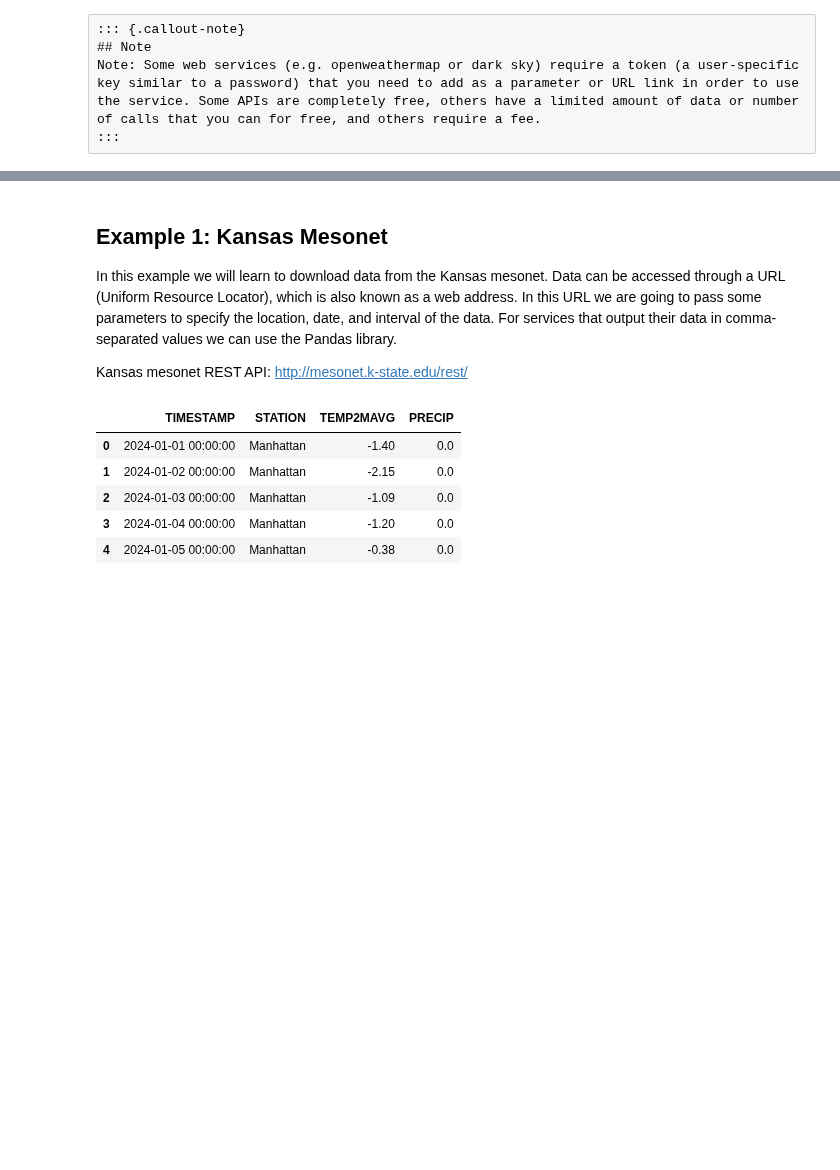
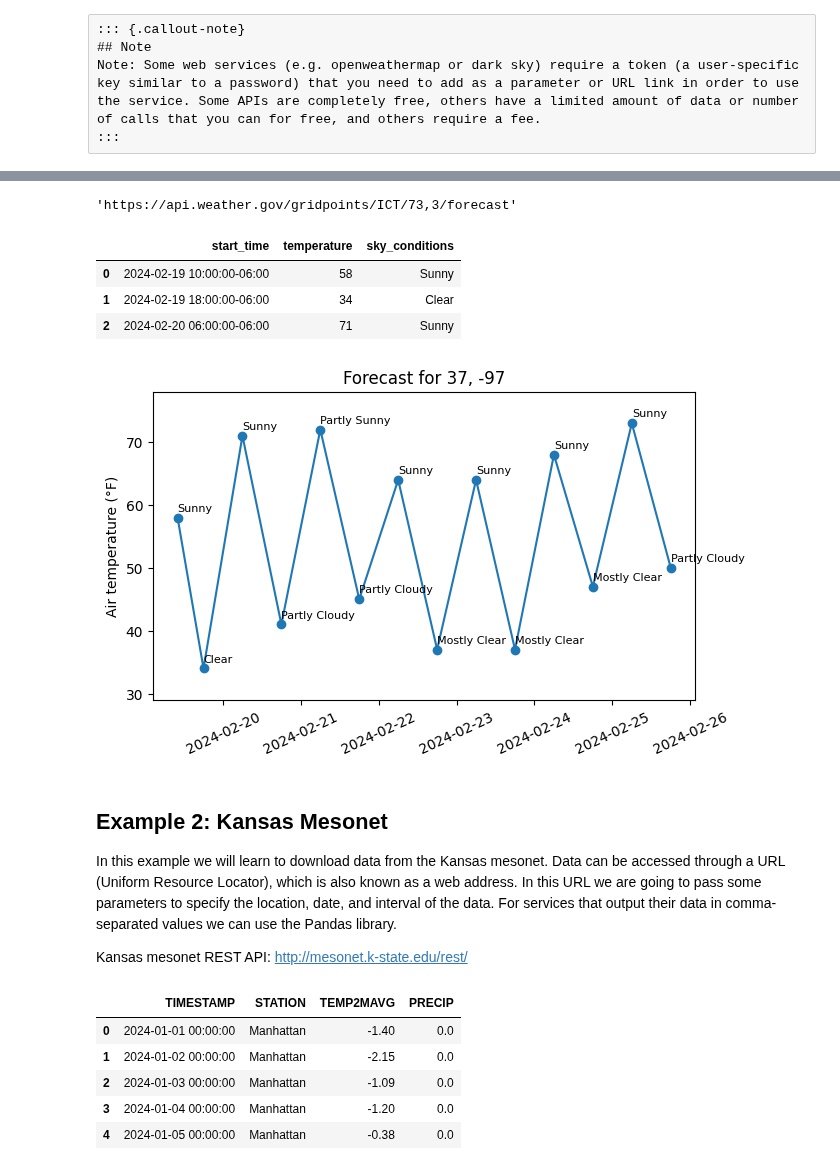
Before and after one commit to soilwater/pynotes-agriscience, a Jupyter notebook: exercises/request_web_data.ipynb, the cells around one changed output, grey strips where cells are left out. Cells and saved outputs as stored; diff of their text form; code cells hidden in the pictures; blank space fills up the shorter version.

```diff
--- a/exercises/request_web_data.ipynb
+++ b/exercises/request_web_data.ipynb
@@ -22,5 +26,56 @@ import matplotlib.pyplot as plt
+# %%
+# Define location latitude and longitude
+latitude = 37
+longitude = -97
+
+# Build API url
+url = f"https://api.weather.gov/points/{latitude},{longitude}"
+
+# Make the request
+result = requests.get(url)
+# %%
+# Get the request output in Javascript Object Notation (JSON) format
+output = result.json()
+output['properties']['forecast']
+# %% [output]
+'https://api.weather.gov/gridpoints/ICT/73,3/forecast'
+# %%
+# Request forecast for next seven days in 12-hour periods
+forecast_url = output['properties']['forecast']
+forecast = requests.get(forecast_url).json()
+# %%
+# Create dictionary to append variables of interest
+data = {'start_time':[], 'temperature':[], 'sky_conditions':[]}
+
+for day in forecast['properties']['periods']:
+    data['start_time'].append(day['startTime'])
+    data['temperature'].append(day['temperature'])
+    data['sky_conditions'].append(day['shortForecast'])
+
+# Convert lists to Pandas Dataframe
+df = pd.DataFrame(data)
+df['start_time'] = pd.to_datetime(df['start_time'])
+df.head(3)
+# %% [output]
+|  | start_time | temperature | sky_conditions |
+| 0 | 2024-02-19 10:00:00-06:00 | 58 | Sunny |
+| 1 | 2024-02-19 18:00:00-06:00 | 34 | Clear |
+| 2 | 2024-02-20 06:00:00-06:00 | 71 | Sunny |
+# %%
+# Create a figure of the forecast
+plt.figure(figsize=(7,4))
+plt.title(f'Forecast for {latitude}, {longitude}')
+plt.plot(df['start_time'], df['temperature'], '-o')
+plt.ylabel(f'Air temperature ({chr(176)}F)')
+plt.xticks(rotation=25)
+plt.ylim([df['temperature'].min()-5, df['temperature'].max()+5])
+for k,row in df.iterrows():
+    plt.text(row['start_time'], row['temperature']+1, row['sky_conditions'], fontsize=8)
+plt.show()
+# %% [output]
+[figure, added]
 # %% [markdown]
-## Example 1: Kansas Mesonet
+## Example 2: Kansas Mesonet
 
 In this example we will learn to download data from the Kansas mesonet. Data can be accessed through a URL (Uniform Resource Locator), which is also known as a web address. In this URL we are going to pass some parameters to specify the location, date, and interval of the data. For services that output their data in comma-separated values we can use the Pandas library.
 
```
Also changed, not shown: parts of 3 cells of this notebook, 28 other files.
